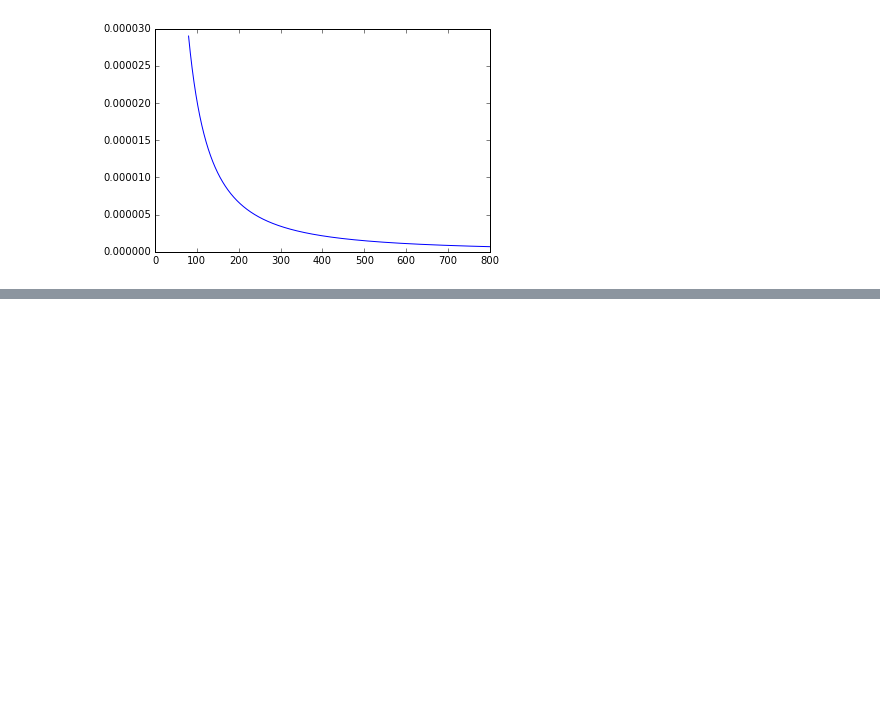
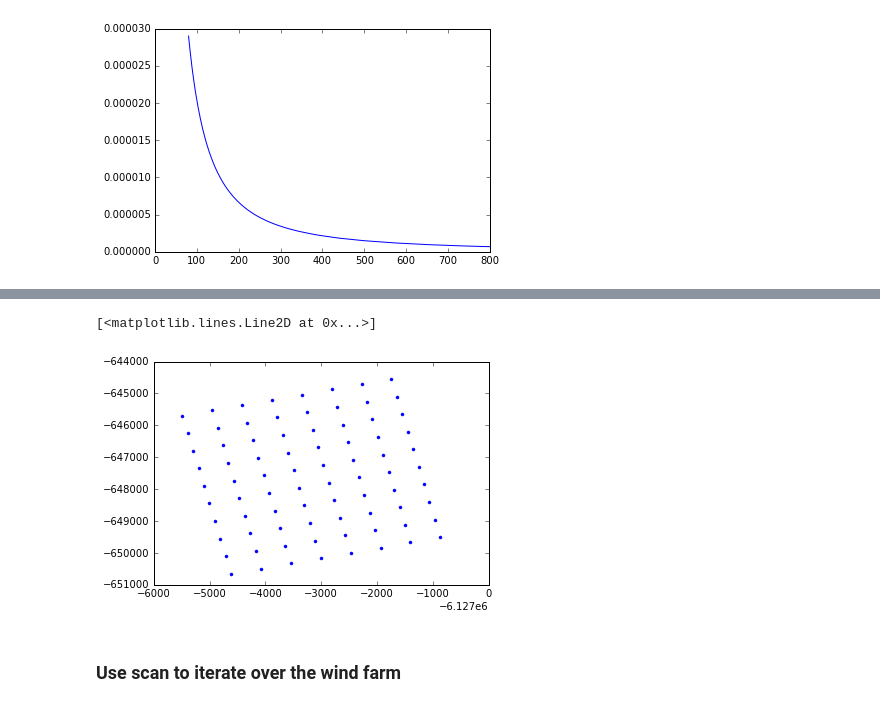
Before and after one commit to FUSED-Wind/FUSED-Wake, a Jupyter notebook: examples/theano.ipynb, the cells around one changed output, grey strips where cells are left out. Drawn from its saved outputs; the diff is of its cells as text; code cells hidden in the pictures; blank space fills up the shorter version.

```diff
--- a/examples/theano.ipynb
+++ b/examples/theano.ipynb
@@ -26,7 +28,7 @@ def single_wake(x, r, D, TI, CT, a1, a2, a3, a4, b1, b2, sqrt, exp):
     return dU1, Rw
 # %%
 # gcl = theano.function(inputs=[x, r, CT, TI, D, a1, a2, a3, a4, b1, b2], outputs=[dU, Rw])
-D, TI, CT, x, r = T.dmatrices("D", "TI", "CT", "x", "r")
+D, TI, CT, x, r = T.matrices("D", "TI", "CT", "x", "r")
 #a1, a2, a3, a4, b1, b2 = T.dvectors("a1", "a2", "a3", "a4", "b1", "b2")
 a1, a2, a3, a4, b1, b2 = [0.435449861, 0.797853685, -0.124807893, 0.136821858, 15.6298, 1.0]
 
@@ -39,7 +41,7 @@ dU2 = T.set_subtensor(dU[(Rw<r).nonzero()], 0.0)
 # dU[X_<0.0]=0.0
 dU3 = T.set_subtensor(dU2[(x<0.).nonzero()], 0.0)
 
-gcl_theano = theano.function([x, r, D, TI, CT], [dU3, Rw])
+gcl_theano = theano.function([x, r, D, TI, CT], [dU3, Rw], allow_input_downcast=True)
 # %%
 gcl_numpy = lambda x, r, D, TI, CT: single_wake(x, r, D, TI, CT, a1, a2, a3, a4, b1, b2, sqrt=np.sqrt, exp=np.exp)
 # %%
@@ -310,0 +353,18 @@ plt.plot(x, ddUeqT, label='gradients')
+# %%
+angle = T.scalar('angle')
+ROT = T.stacklists([[T.cos(angle), T.sin(angle)],
+                    [-T.sin(angle), T.cos(angle)]])
+wtp = T.matrix('wtp')
+rot_pos = T.dot(ROT, wtp.T).T
+Xp = rot_pos[:,0]
+Yp = rot_pos[:,1]
+# %%
+rotation = theano.function([angle, wtp], rot_pos, allow_input_downcast=True)
+# %%
+rot_pos2 = rotation(np.radians(270-10.), wt_positions)
+plt.plot(rot_pos2[:,0], rot_pos2[:,1], '.')
+# %% [output]
+[<matplotlib.lines.Line2D at 0x...>]
+[figure, added]
+# %% [markdown]
+### Use scan to iterate over the wind farm
```
Also changed, not shown: parts of 30 cells of this notebook.
